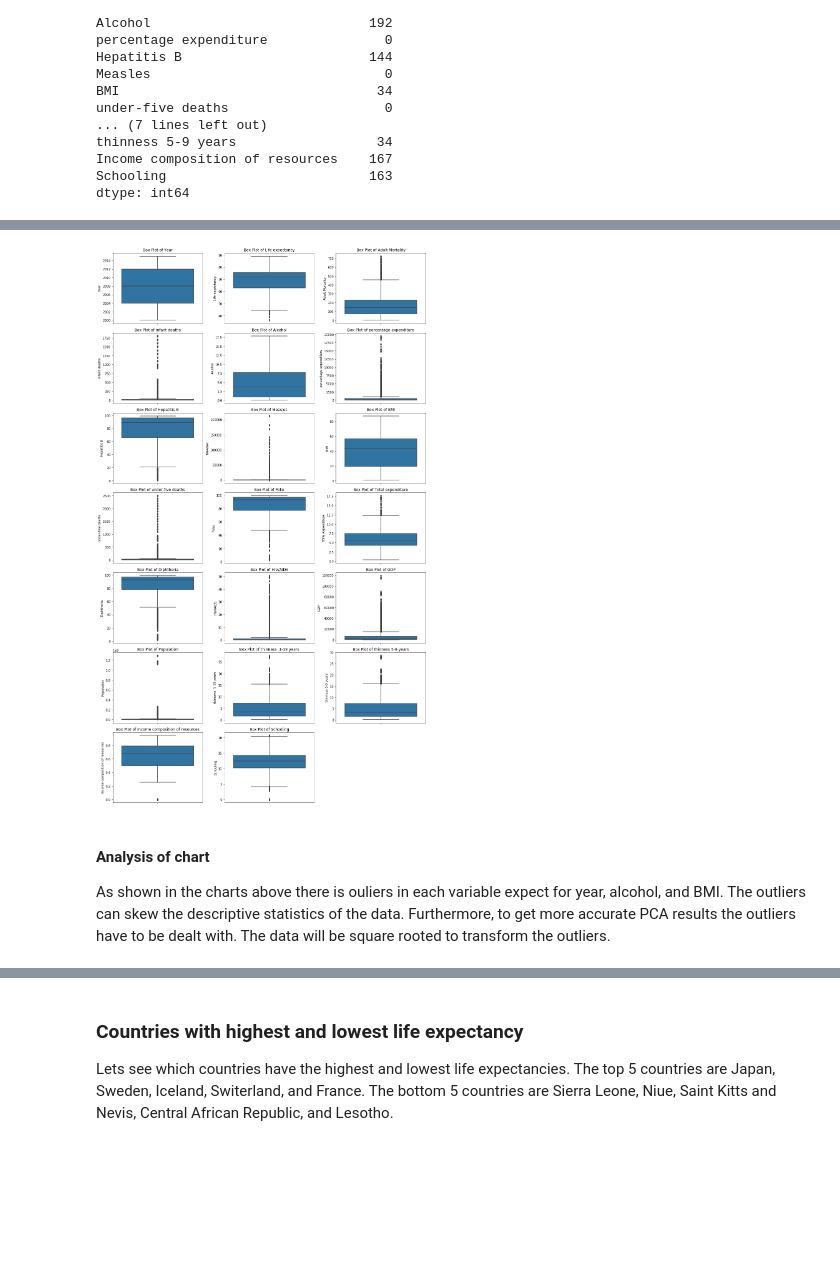
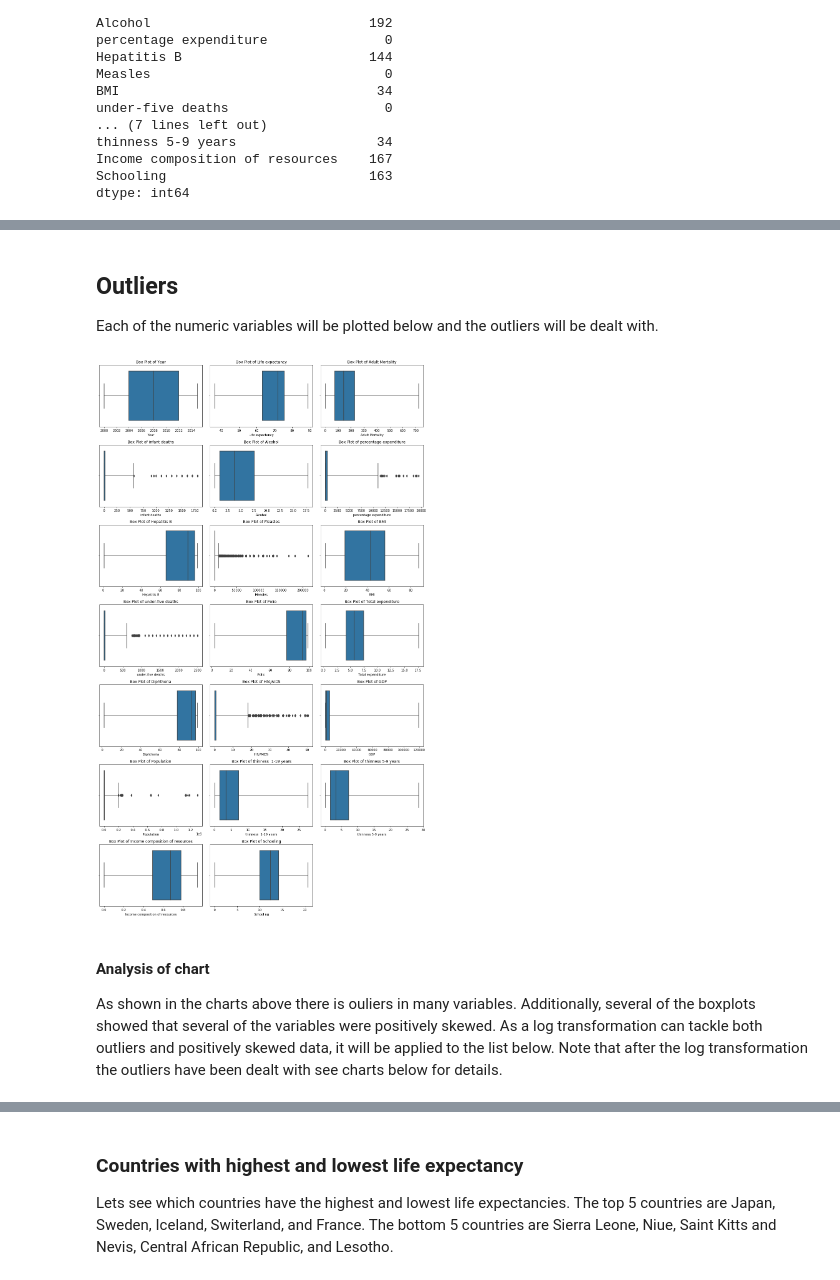
Before and after one commit to andrewab981/Thinkful, a Jupyter notebook: Module 17/17.10 Challenge Assignment.ipynb, the cells around one changed output, grey strips where cells are left out. Drawn from its saved outputs; the diff is of its cells as text; code cells hidden in the pictures; blank space fills up the shorter version.

```diff
--- a/Module 17/17.10 Challenge Assignment.ipynb
+++ b/Module 17/17.10 Challenge Assignment.ipynb
@@ -113,9 +116,11 @@ Looking at the charts above the majority of the missing values are based on vari
 # %%
+# Interpolate based on country
 df = df.groupby('Country').apply(
-    lambda x: x.interpolate(method='index', limit_direction=
-                           'forward')).reset_index()
+    lambda x: x.interpolate()).reset_index()
 
+# Drop index as it is useless
 df.drop(['index'], axis=1, inplace=True)
+
 # check to see if all values are filled
 df.isna().sum()
 # %% [output]
@@ -140,0 +144,12 @@ dtype: int64
+# %%
+# Fill 10 missing life expectancy rows with the average in data
+df['Life expectancy'].fillna(df['Life expectancy'].mean(), inplace=True)
+
+# Fill remaining amounts based on life expectancy
+df = df.groupby('Life expectancy').apply(
+    lambda x: x.interpolate()).reset_index()
+
+df.drop(['index'], axis=1, inplace=True)
+
+# check to see if all values are filled
+df.isna().sum()
@@ -141,6 +174,7 @@ dtype: int64
 # %%
-df = df.apply(lambda x: x.interpolate(
-    method='nearest'))
+df = df.apply(
+    lambda x: x.interpolate()).reset_index()
 
+# check to see if all values are filled
 df.isna().sum()
 # %% [output]
@@ -181,21 +216,24 @@ variables = ['Year', 'Life expectancy', 'Adult Mortality', 'infant deaths',
             'BMI', 'under-five deaths', 'Polio', 'Total expenditure', 'Diphtheria',
             'HIV/AIDS', 'GDP', 'Population', 'thinness  1-19 years',
             'thinness 5-9 years', 'Income composition of resources', 'Schooling']
+# %% [markdown]
+## Outliers
+Each of the numeric variables will be plotted below and the outliers will be dealt with.
 # %%
 plt.figure(figsize=(15, 25))
 
-i = 0
-for variable in variables:
+# Boxplot for each variable in list
+for i, variable in enumerate(variables):
     i += 1
     plt.subplot(7, 3, i)
-    sns.boxplot(df[variable], orient='v')
+    sns.boxplot(df[variable], orient='h', whis=25)
     plt.title('Box Plot of {}'.format(variable))
 
 plt.tight_layout()
 plt.show()
 # %% [output]
-[figure, old version]
+[figure, new version]
-# %% [markdown]
-#### Analysis of chart
-As shown in the charts above there is ouliers in each variable expect for year, alcohol, and BMI. The outliers can skew the descriptive statistics of the data. Furthermore, to get more accurate PCA results the outliers have to be dealt with. The data will be square rooted to transform the outliers.
+# %% [markdown]
+#### Analysis of chart
+As shown in the charts above there is ouliers in many variables. Additionally, several of the boxplots showed that several of the variables were positively skewed. As a log transformation can tackle both outliers and positively skewed data, it will be applied to the list below. Note that after the log transformation the outliers have been dealt with see charts below for details.
 # %%
```
Also changed, not shown: parts of 31 cells of this notebook.
